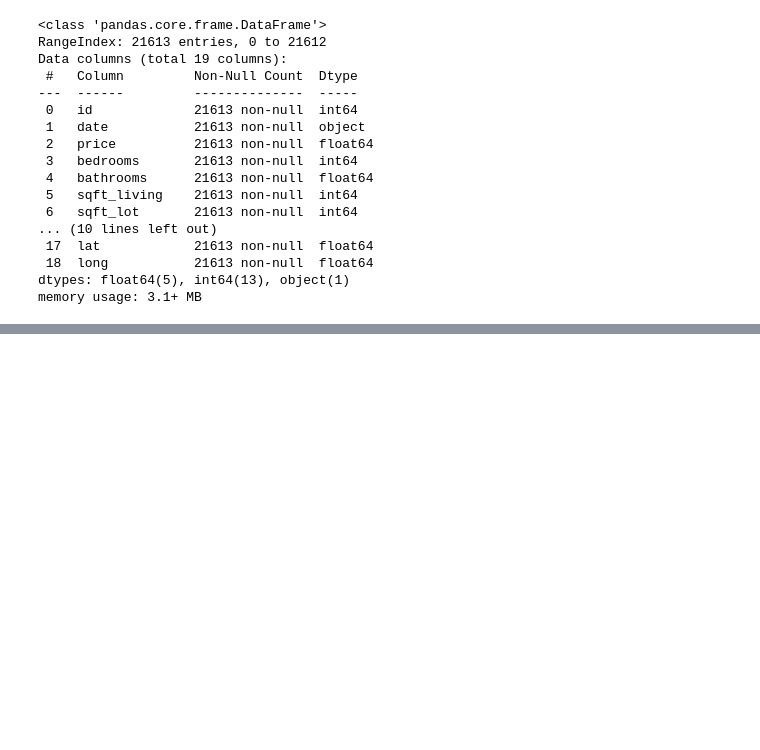
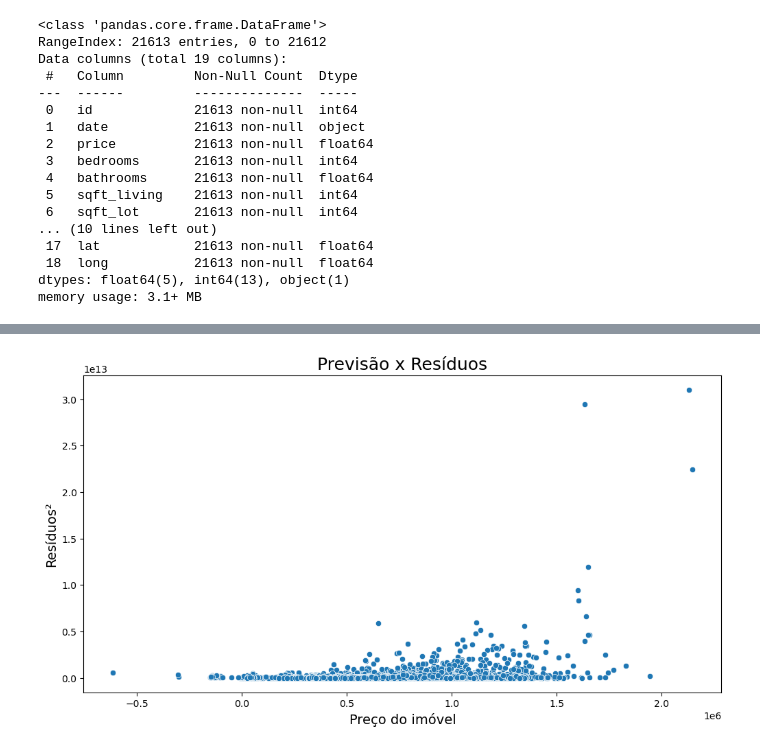
Before and after one commit to luanans/Bootcamp-WoMakersCode, a Jupyter notebook: Desafio Estatística/Challenge Modelos Regessivos.ipynb, the cells around one changed output, grey strips where cells are left out. Drawn from its saved outputs; the diff is of its cells as text; code cells hidden in the pictures; blank space fills up the shorter version.

```diff
--- a/Desafio Estatística/Challenge Modelos Regessivos.ipynb
+++ b/Desafio Estatística/Challenge Modelos Regessivos.ipynb
@@ -87,0 +242,9 @@ df.describe()
+# %%
+ax = sns.scatterplot(x=y2_pred_train, y=residuo**2)
+ax.figure.set_size_inches(12, 6)
+ax.set_title('Previsão x Resíduos', fontsize=18)
+ax.set_ylabel('Resíduos²', fontsize=14)
+ax.set_xlabel('Preço do imóvel', fontsize=14)
+plt.show()
+# %% [output]
+[figure, added]
```
Also changed, not shown: parts of 38 cells of this notebook, 4 other files.
